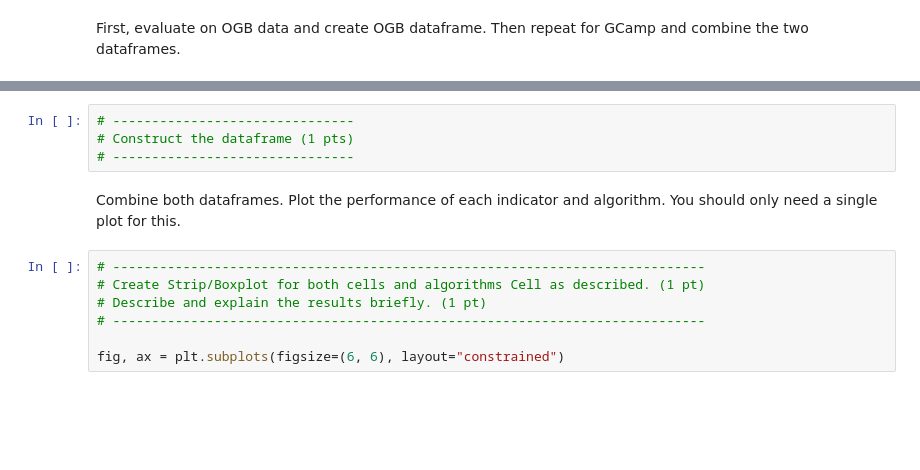
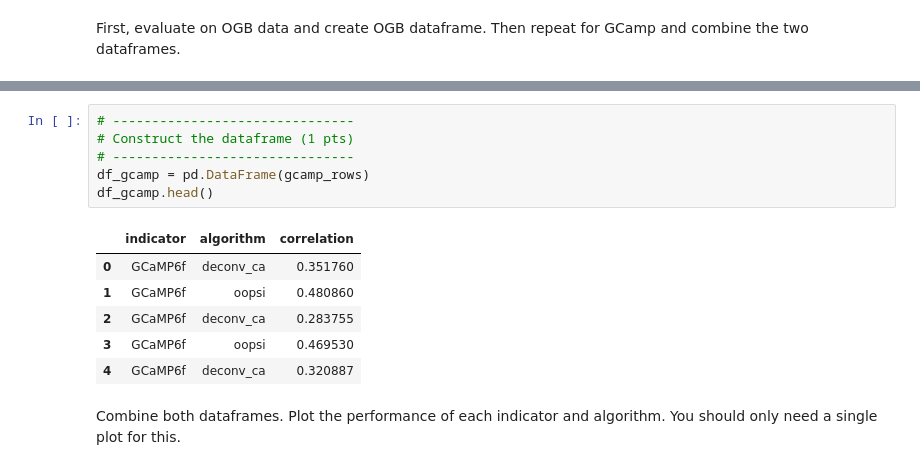
Before and after one commit to Akseli-Ilmanen/NDS_homework, a Jupyter notebook: notebooks/MD_CodingLab3.ipynb, the cells around one changed output, grey strips where cells are left out. Drawn from its saved outputs; the diff is of its cells as text; blank space fills up the shorter version.

```diff
--- a/notebooks/MD_CodingLab3.ipynb
+++ b/notebooks/MD_CodingLab3.ipynb
@@ -736,13 +857,15 @@ First, evaluate on OGB data and create OGB dataframe. Then repeat for GCamp and
 # %%
 # -------------------------------
 # Construct the dataframe (1 pts)
 # -------------------------------
+df_gcamp = pd.DataFrame(gcamp_rows)
+df_gcamp.head()
+# %% [output]
+|  | indicator | algorithm | correlation |
+| 0 | GCaMP6f | deconv_ca | 0.351760 |
+| 1 | GCaMP6f | oopsi | 0.480860 |
+| 2 | GCaMP6f | deconv_ca | 0.283755 |
+| 3 | GCaMP6f | oopsi | 0.469530 |
+| 4 | GCaMP6f | deconv_ca | 0.320887 |
 # %% [markdown]
 Combine both dataframes. Plot the performance of each indicator and algorithm. You should only need a single plot for this.
-# %%
-# ----------------------------------------------------------------------------
-# Create Strip/Boxplot for both cells and algorithms Cell as described. (1 pt)
-# Describe and explain the results briefly. (1 pt)
-# ----------------------------------------------------------------------------
-
-fig, ax = plt.subplots(figsize=(6, 6), layout="constrained")
```
Also changed, not shown: parts of 9 cells of this notebook.
